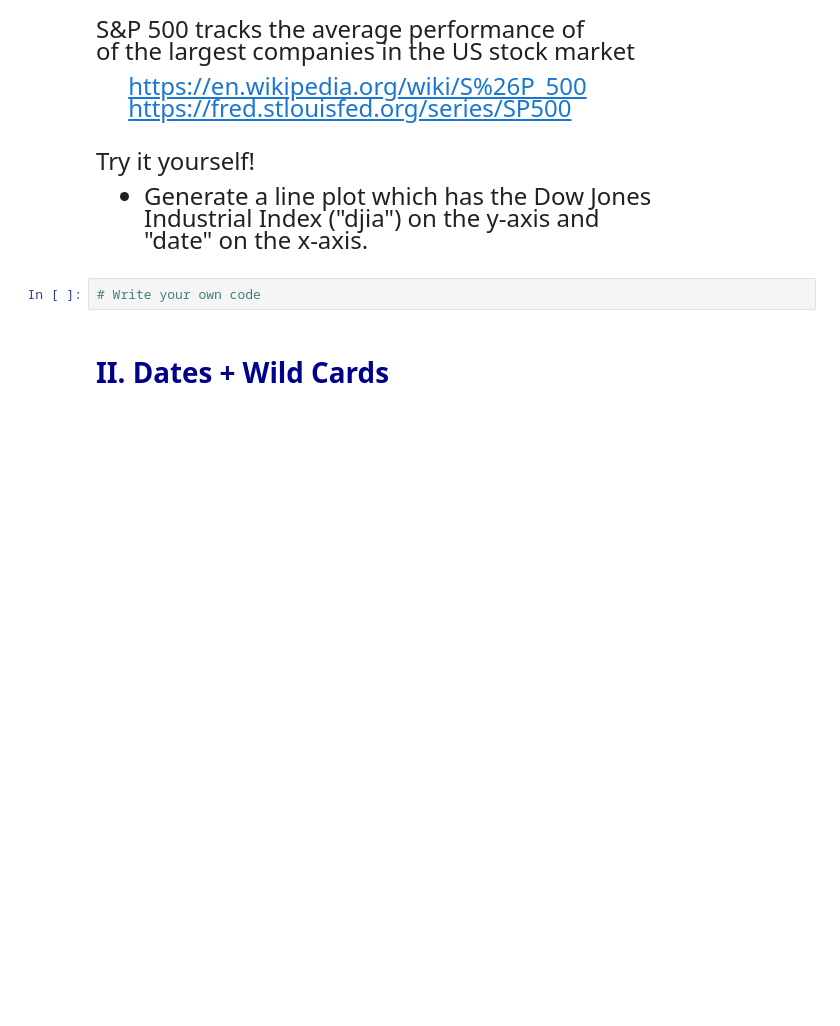
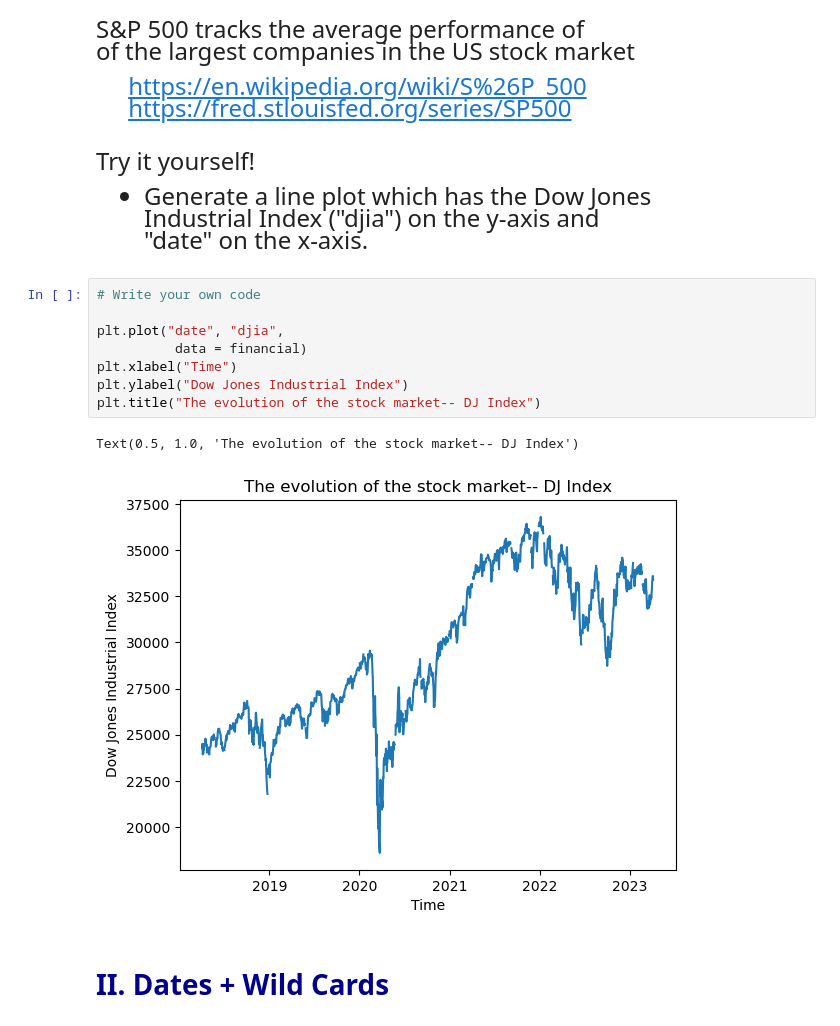
Before and after one commit to yoonpk147/qtm151_fall_2023, a Jupyter notebook: lecture_20/lecture_20.ipynb, the cells around one changed output. Drawn from its saved outputs; the diff is of its cells as text; blank space fills up the shorter version.

```diff
--- a/lecture_20/lecture_20.ipynb
+++ b/lecture_20/lecture_20.ipynb
@@ -98,8 +129,17 @@ Try it yourself!
 - Generate a line plot which has the Dow Jones <br>
 Industrial Index ("djia") on the y-axis and <br>
 "date" on the x-axis.
-# %%
-# Write your own code
+# %%
+# Write your own code
+
+plt.plot("date", "djia",
+          data = financial)
+plt.xlabel("Time")
+plt.ylabel("Dow Jones Industrial Index")
+plt.title("The evolution of the stock market-- DJ Index")
+# %% [output]
+Text(0.5, 1.0, 'The evolution of the stock market-- DJ Index')
+[figure, added]
 # %% [markdown]
 # <span style="color:darkblue"> II. Dates + Wild Cards  </span>
 # %% [markdown]
```
Also changed, not shown: parts of 15 cells of this notebook.
